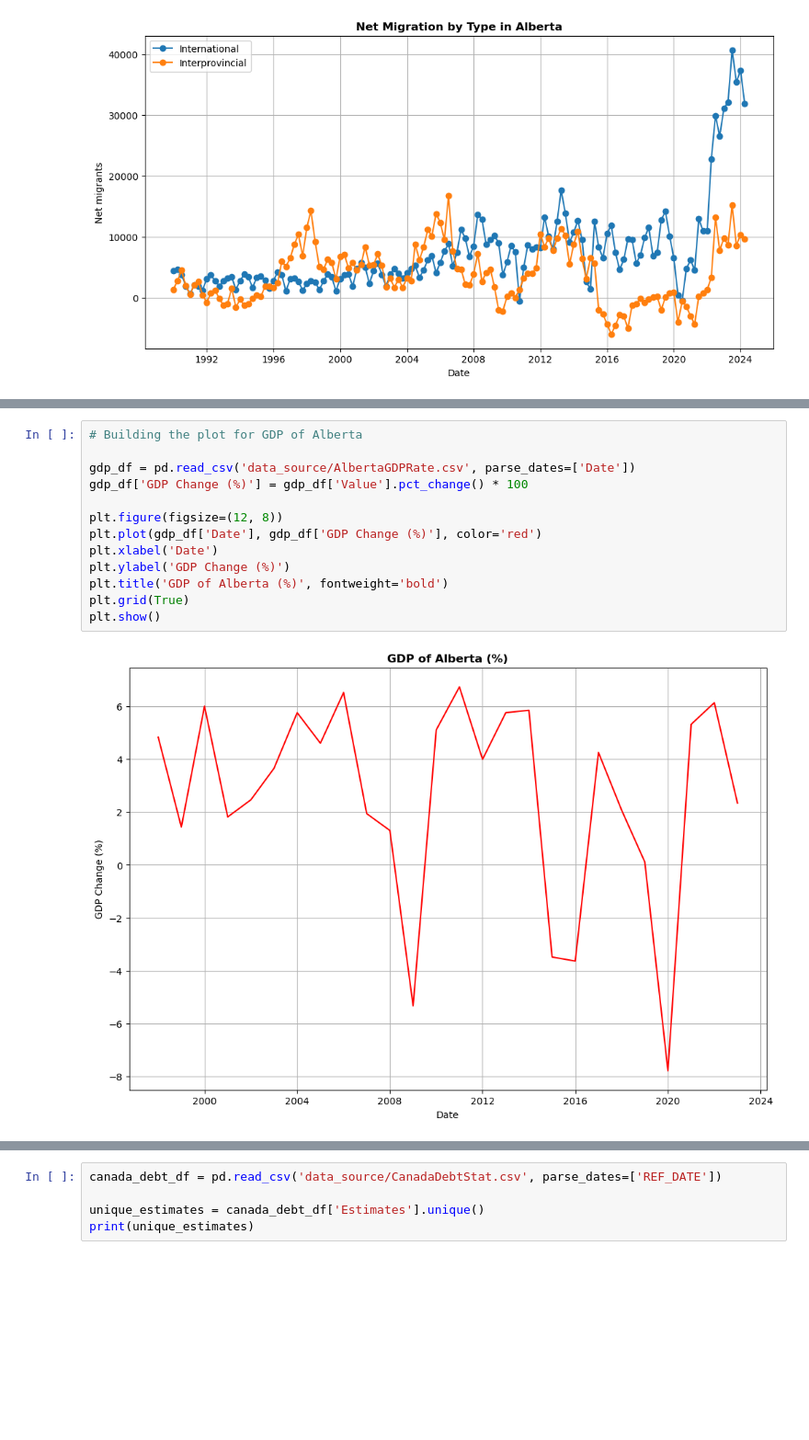
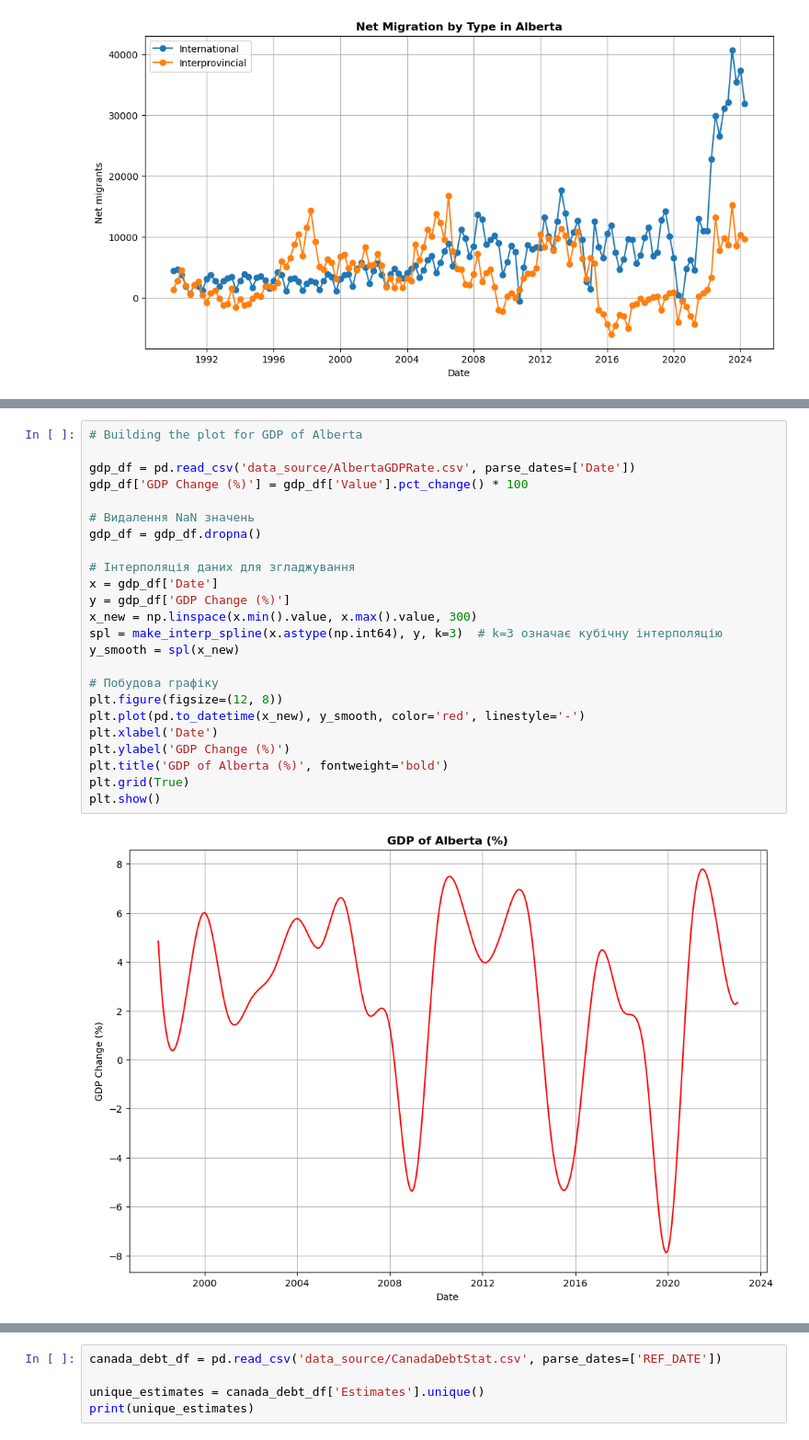
Before and after one commit to novomax-ca/CalgaryRealEstate, a Jupyter notebook: Calgary.ipynb, the cells around one changed output, grey strips where cells are left out. Shown at 92% size. Cells and saved outputs as stored; diff of their text form; blank space fills up the shorter version.

```diff
--- a/Calgary.ipynb
+++ b/Calgary.ipynb
@@ -289,15 +310,26 @@ plt.show()
 # %%
 # Building the plot for GDP of Alberta
 
 gdp_df = pd.read_csv('data_source/AlbertaGDPRate.csv', parse_dates=['Date'])
 gdp_df['GDP Change (%)'] = gdp_df['Value'].pct_change() * 100
 
+# Видалення NaN значень
+gdp_df = gdp_df.dropna()
+
+# Інтерполяція даних для згладжування
+x = gdp_df['Date']
+y = gdp_df['GDP Change (%)']
+x_new = np.linspace(x.min().value, x.max().value, 300)
+spl = make_interp_spline(x.astype(np.int64), y, k=3)  # k=3 означає кубічну інтерполяцію
+y_smooth = spl(x_new)
+
+# Побудова графіку
 plt.figure(figsize=(12, 8))
-plt.plot(gdp_df['Date'], gdp_df['GDP Change (%)'], color='red')
+plt.plot(pd.to_datetime(x_new), y_smooth, color='red', linestyle='-')
 plt.xlabel('Date')
 plt.ylabel('GDP Change (%)')
 plt.title('GDP of Alberta (%)', fontweight='bold')
 plt.grid(True)
 plt.show()
 # %% [output]
-[figure, old version]
+[figure, new version]
```
Also changed, not shown: parts of 22 cells of this notebook.
